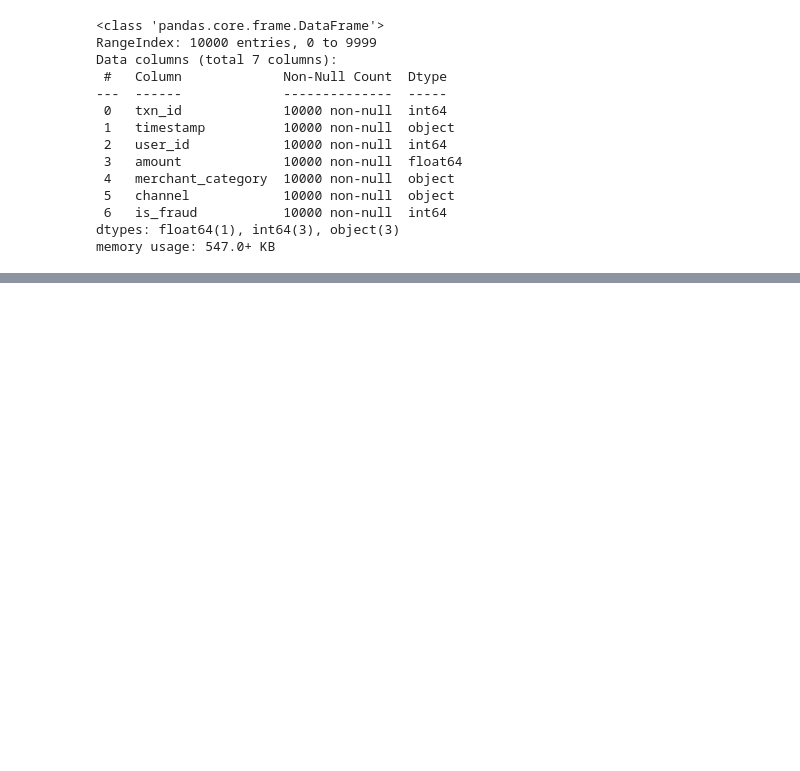
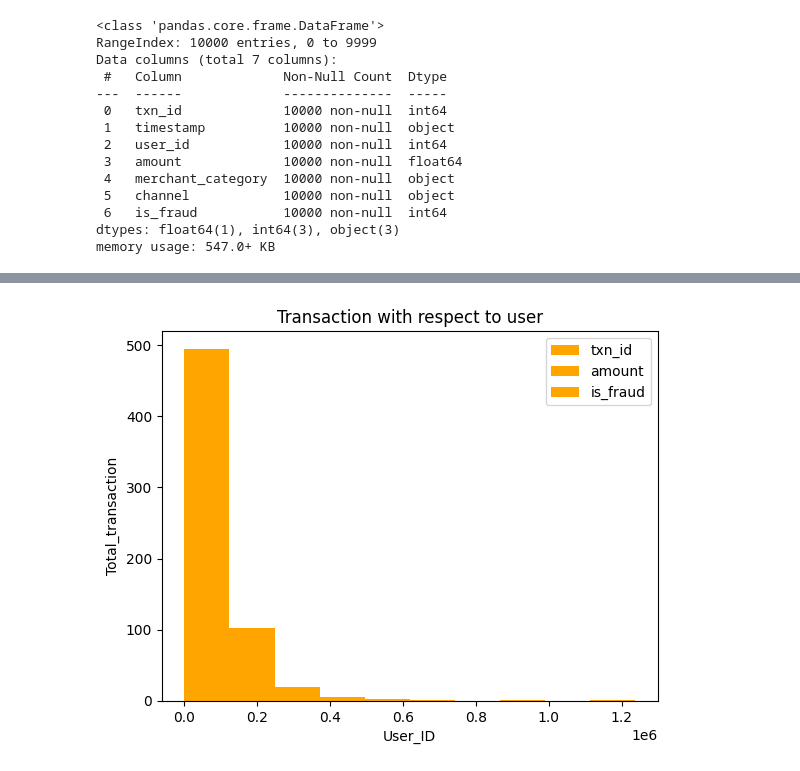
Before and after one commit to anjipandey16/IITD, a Jupyter notebook: Fraud Detection for Digital Payment Systems.ipynb, the cells around one changed output, grey strips where cells are left out. Drawn from its saved outputs; the diff is of its cells as text; code cells hidden in the pictures; blank space fills up the shorter version.

```diff
--- a/Fraud Detection for Digital Payment Systems.ipynb
+++ b/Fraud Detection for Digital Payment Systems.ipynb
@@ -25,0 +61,9 @@ input_file.head();
+# %%
+
+input_file.groupby("user_id").sum().plot(kind='hist',color='orange')
+plt.title("Transaction with respect to user")
+plt.xlabel("User_ID")
+plt.ylabel("Total_transaction")
+plt.show()
+# %% [output]
+[figure, added]
```
Also changed, not shown: parts of 6 cells of this notebook.
